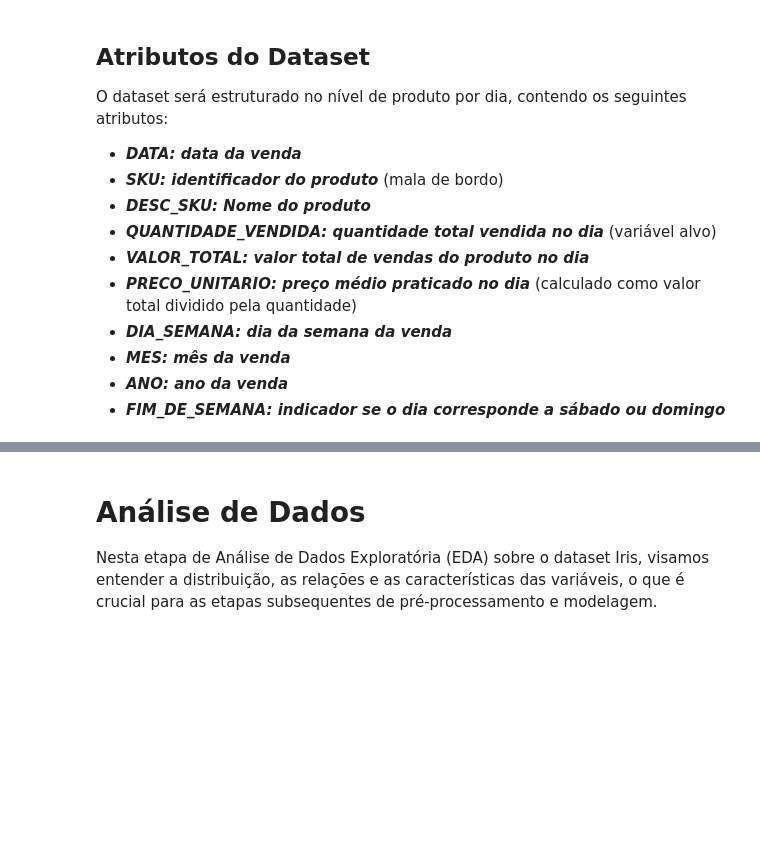
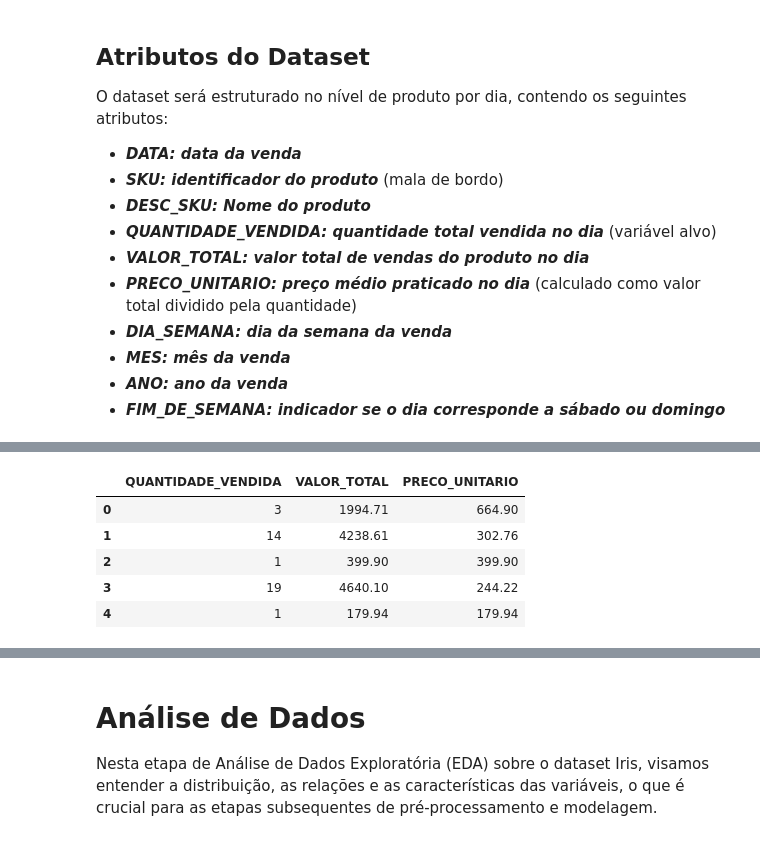
Before and after one commit to DianaSerrano1/MVP-AnalisedeDados, a Jupyter notebook: Análise_de_Dados_e_Boas_Práticas_MVP.ipynb, the cells around one changed output, grey strips where cells are left out. Drawn from its saved outputs; the diff is of its cells as text; code cells hidden in the pictures; blank space fills up the shorter version.

```diff
--- a/Análise_de_Dados_e_Boas_Práticas_MVP.ipynb
+++ b/Análise_de_Dados_e_Boas_Práticas_MVP.ipynb
@@ -102,0 +224,44 @@ df.head()
+# %%
+
+# Correção dos tipos de dados
+
+import numpy as np
+
+df['QUANTIDADE_VENDIDA'] = (
+    df['QUANTIDADE_VENDIDA']
+    .astype(str)
+    .str.replace('.', '', regex=False)   # remove milhar (se existir)
+    .str.replace(',', '.', regex=False)  # vírgula → ponto
+    .astype(float)
+)
+
+# arredondar para baixo
+df['QUANTIDADE_VENDIDA'] = np.floor(df['QUANTIDADE_VENDIDA']).astype(int)
+
+# VALOR_TOTAL → float (tratar vírgula e milhar)
+df['VALOR_TOTAL'] = (
+    df['VALOR_TOTAL']
+    .astype(str)
+    .str.replace('.', '', regex=False)   # remove milhar
+    .str.replace(',', '.', regex=False)  # troca decimal
+    .astype(float)
+    .round(2)
+)
+
+# PRECO_UNITARIO → float
+df['PRECO_UNITARIO'] = (
+    df['PRECO_UNITARIO']
+    .astype(str)
+    .str.replace(',', '.', regex=False)
+    .astype(float)
+    .round(2)
+)
+# %%
+df[['QUANTIDADE_VENDIDA', 'VALOR_TOTAL','PRECO_UNITARIO' ]].head()
+# %% [output]
+|  | QUANTIDADE_VENDIDA | VALOR_TOTAL | PRECO_UNITARIO |
+| 0 | 3 | 1994.71 | 664.90 |
+| 1 | 14 | 4238.61 | 302.76 |
+| 2 | 1 | 399.90 | 399.90 |
+| 3 | 19 | 4640.10 | 244.22 |
+| 4 | 1 | 179.94 | 179.94 |
```
Also changed, not shown: parts of 12 cells of this notebook.
